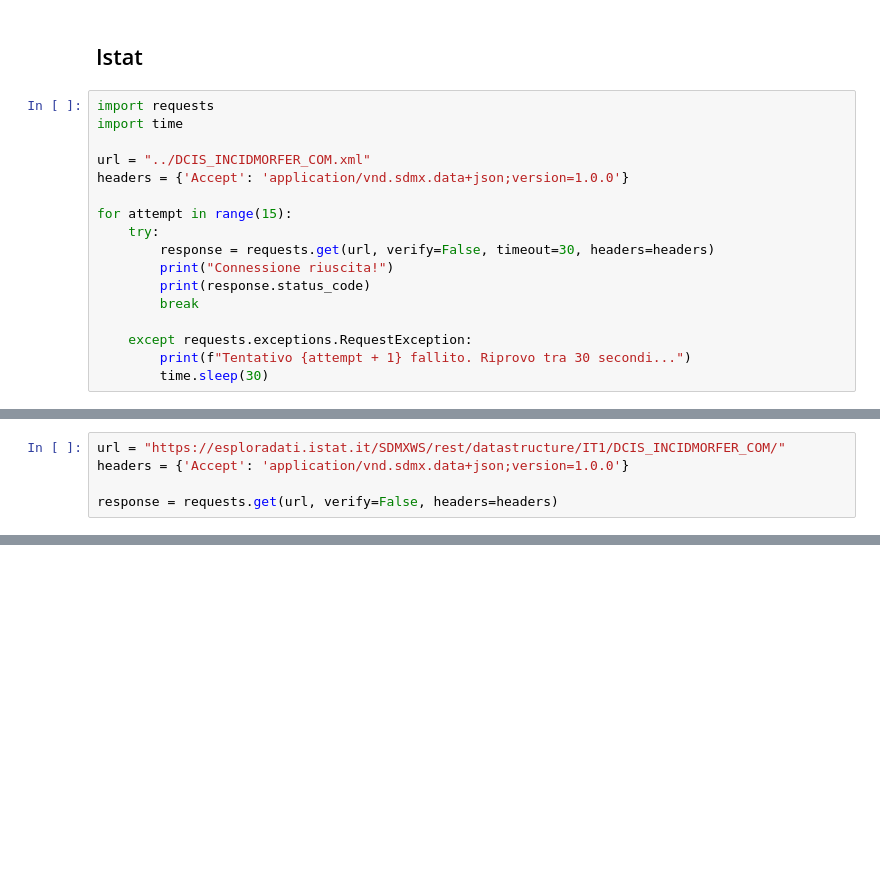
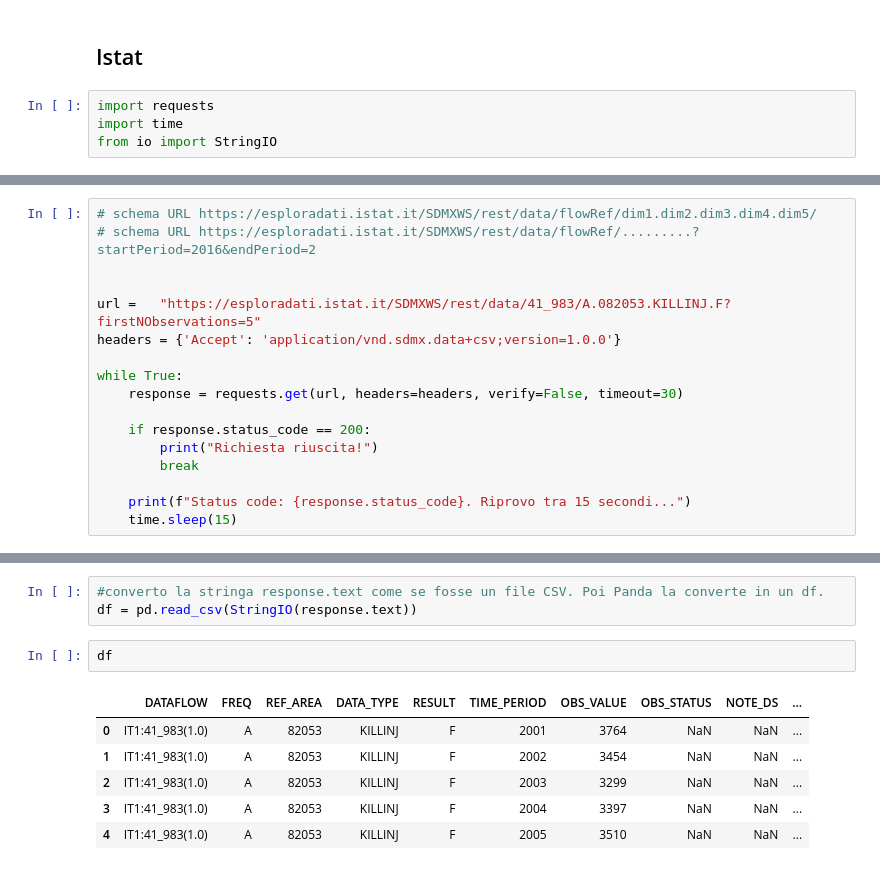
Before and after one commit to giuliocipone-lang/Boolean_capstone_project, a Jupyter notebook: sandbox/notebook1.ipynb, the cells around one changed output, grey strips where cells are left out. Cells and saved outputs as stored; diff of their text form; blank space fills up the shorter version.

Commit message:
I got working While loop to get a response AND the function StringIO to convert the response content into a df

```diff
--- a/sandbox/notebook1.ipynb
+++ b/sandbox/notebook1.ipynb
@@ -131,17 +131,4 @@ df_btc
 # %%
 import requests
 import time
-
-url = "../DCIS_INCIDMORFER_COM.xml"
-headers = {'Accept': 'application/vnd.sdmx.data+json;version=1.0.0'}
-
-for attempt in range(15):
-    try:
-        response = requests.get(url, verify=False, timeout=30, headers=headers)
-        print("Connessione riuscita!")
-        print(response.status_code)
-        break
-
-    except requests.exceptions.RequestException:
-        print(f"Tentativo {attempt + 1} fallito. Riprovo tra 30 secondi...")
-        time.sleep(30)
+from io import StringIO
@@ -151,5 +134,0 @@ Connessione riuscita!
-# %%
-url = "https://esploradati.istat.it/SDMXWS/rest/datastructure/IT1/DCIS_INCIDMORFER_COM/"
-headers = {'Accept': 'application/vnd.sdmx.data+json;version=1.0.0'}
-
-response = requests.get(url, verify=False, headers=headers)
@@ -165,0 +135,17 @@ dict
+# %%
+# schema URL https://esploradati.istat.it/SDMXWS/rest/data/flowRef/dim1.dim2.dim3.dim4.dim5/
+# schema URL https://esploradati.istat.it/SDMXWS/rest/data/flowRef/.........?startPeriod=2016&endPeriod=2
+
+
+url =   "https://esploradati.istat.it/SDMXWS/rest/data/41_983/A.082053.KILLINJ.F?firstNObservations=5"
+headers = {'Accept': 'application/vnd.sdmx.data+csv;version=1.0.0'}
+
+while True:
+    response = requests.get(url, headers=headers, verify=False, timeout=30)
+
+    if response.status_code == 200:
+        print("Richiesta riuscita!")
+        break
+
+    print(f"Status code: {response.status_code}. Riprovo tra 15 secondi...")
+    time.sleep(15)
@@ -165,0 +163,12 @@ dict
+# %%
+#converto la stringa response.text come se fosse un file CSV. Poi Panda la converte in un df.
+df = pd.read_csv(StringIO(response.text))
+# %%
+df
+# %% [output]
+|  | DATAFLOW | FREQ | REF_AREA | DATA_TYPE | RESULT | TIME_PERIOD | OBS_VALUE | OBS_STATUS | NOTE_DS | ... |
+| 0 | IT1:41_983(1.0) | A | 82053 | KILLINJ | F | 2001 | 3764 | NaN | NaN | ... |
+| 1 | IT1:41_983(1.0) | A | 82053 | KILLINJ | F | 2002 | 3454 | NaN | NaN | ... |
+| 2 | IT1:41_983(1.0) | A | 82053 | KILLINJ | F | 2003 | 3299 | NaN | NaN | ... |
+| 3 | IT1:41_983(1.0) | A | 82053 | KILLINJ | F | 2004 | 3397 | NaN | NaN | ... |
+| 4 | IT1:41_983(1.0) | A | 82053 | KILLINJ | F | 2005 | 3510 | NaN | NaN | ... |
```
Also changed, not shown: parts of 5 cells of this notebook, 1 other file.
